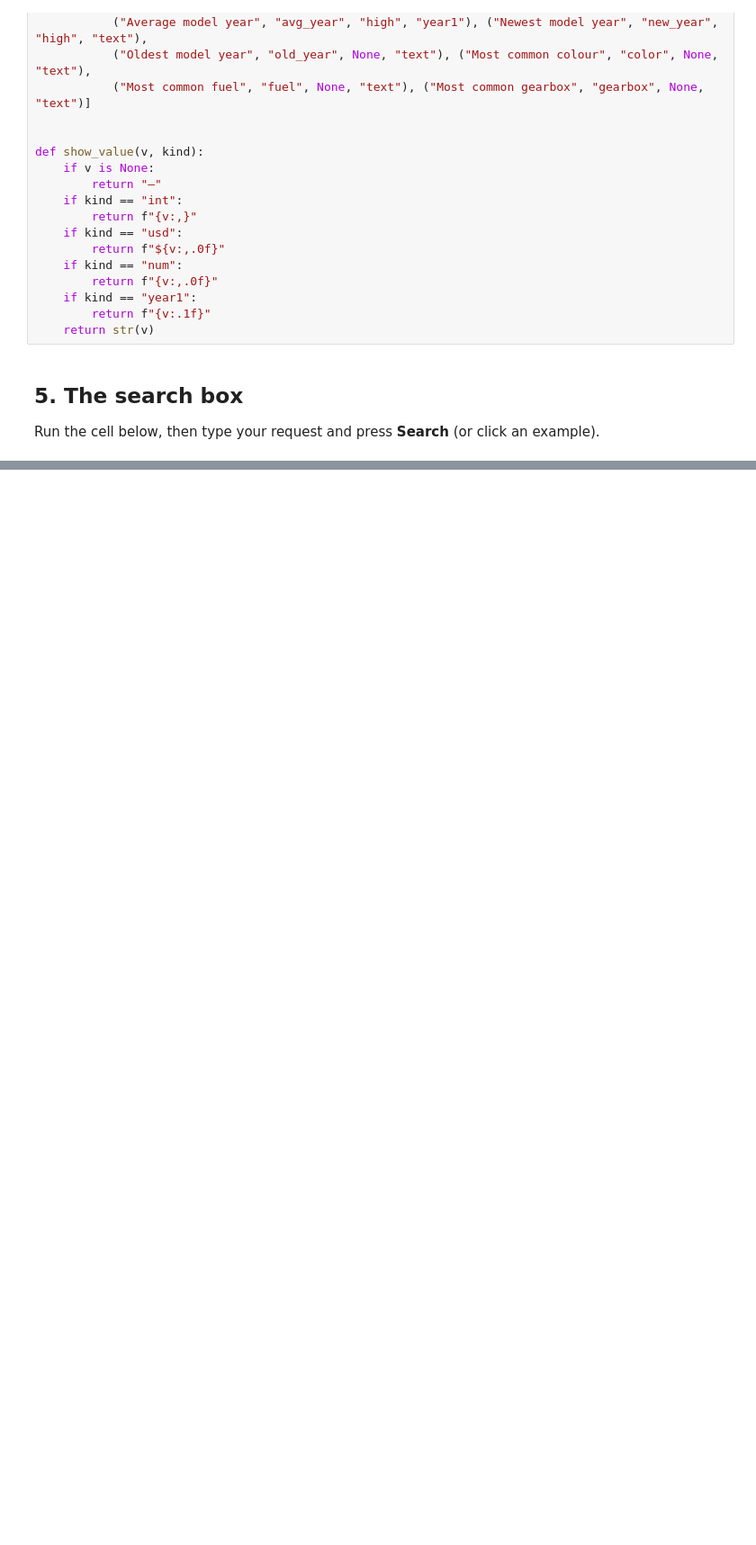
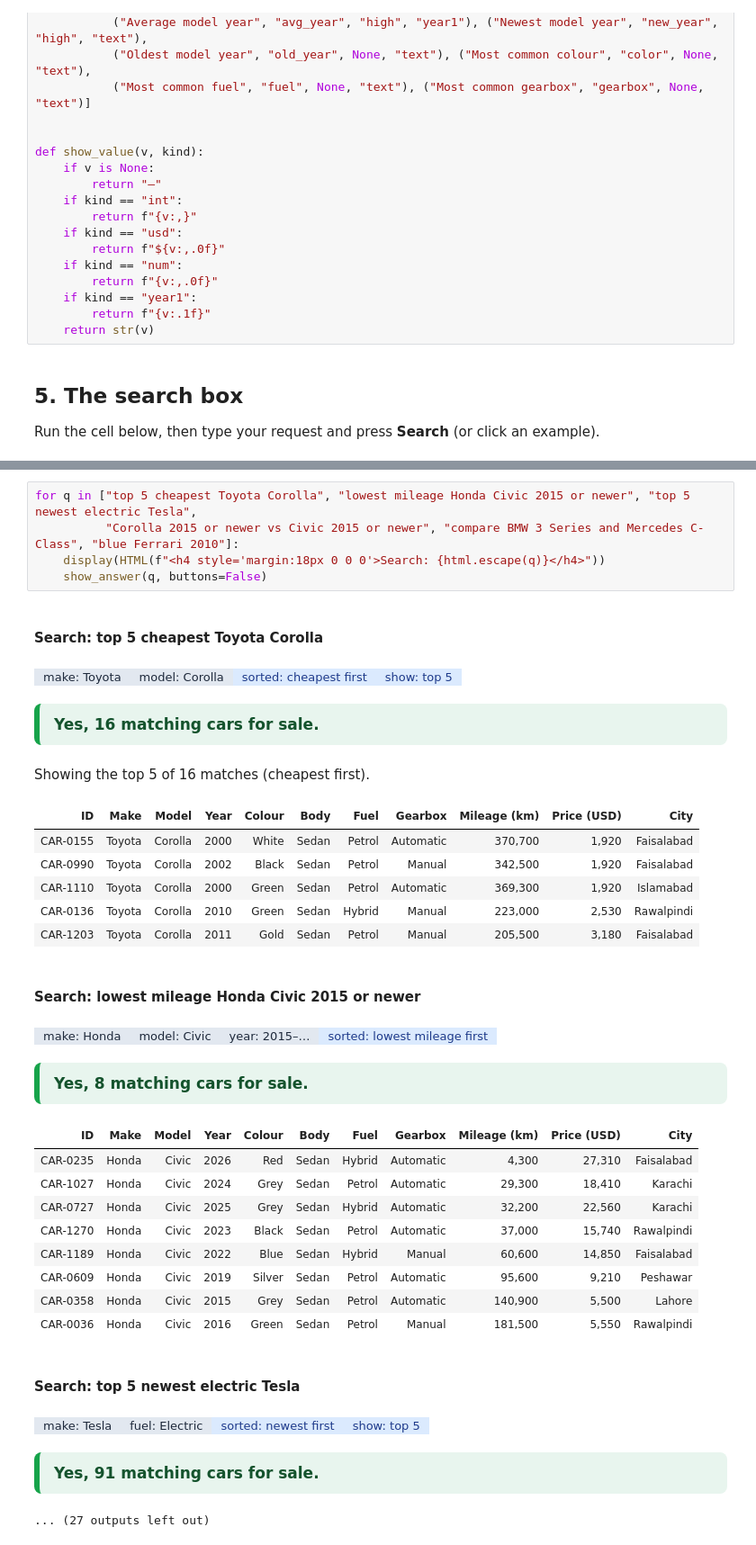
Before and after one commit to AbdullahZahoor00/car-finder-compare, a Jupyter notebook: car_finder_compare_colab.ipynb, the cells around one changed output, grey strips where cells are left out. Shown at 90% size. Drawn from its saved outputs; the diff is of its cells as text; blank space fills up the shorter version.

```diff
--- a/car_finder_compare_colab.ipynb
+++ b/car_finder_compare_colab.ipynb
@@ -682 +713,33 @@ display(out)
+# %%
+for q in ["top 5 cheapest Toyota Corolla", "lowest mileage Honda Civic 2015 or newer", "top 5 newest electric Tesla",
+          "Corolla 2015 or newer vs Civic 2015 or newer", "compare BMW 3 Series and Mercedes C-Class", "blue Ferrari 2010"]:
+    display(HTML(f"<h4 style='margin:18px 0 0 0'>Search: {html.escape(q)}</h4>"))
+    show_answer(q, buttons=False)
+# %% [output]
+Search: top 5 cheapest Toyota Corolla
+make: Toyotamodel: Corollasorted: cheapest firstshow: top 5
+Yes, 16 matching cars for sale.
+Showing the top 5 of 16 matches (cheapest first).
+| ID | Make | Model | Year | Colour | Body | Fuel | Gearbox | Mileage (km) | Price (USD) | City |
+| CAR-0155 | Toyota | Corolla | 2000 | White | Sedan | Petrol | Automatic | 370,700 | 1,920 | Faisalabad |
+| CAR-0990 | Toyota | Corolla | 2002 | Black | Sedan | Petrol | Manual | 342,500 | 1,920 | Faisalabad |
+| CAR-1110 | Toyota | Corolla | 2000 | Green | Sedan | Petrol | Automatic | 369,300 | 1,920 | Islamabad |
+| CAR-0136 | Toyota | Corolla | 2010 | Green | Sedan | Hybrid | Manual | 223,000 | 2,530 | Rawalpindi |
+| CAR-1203 | Toyota | Corolla | 2011 | Gold | Sedan | Petrol | Manual | 205,500 | 3,180 | Faisalabad |
+Search: lowest mileage Honda Civic 2015 or newer
+make: Hondamodel: Civicyear: 2015–…sorted: lowest mileage first
+Yes, 8 matching cars for sale.
+| ID | Make | Model | Year | Colour | Body | Fuel | Gearbox | Mileage (km) | Price (USD) | City |
+| CAR-0235 | Honda | Civic | 2026 | Red | Sedan | Hybrid | Automatic | 4,300 | 27,310 | Faisalabad |
+| CAR-1027 | Honda | Civic | 2024 | Grey | Sedan | Petrol | Automatic | 29,300 | 18,410 | Karachi |
+| CAR-0727 | Honda | Civic | 2025 | Grey | Sedan | Hybrid | Automatic | 32,200 | 22,560 | Karachi |
+| CAR-1270 | Honda | Civic | 2023 | Black | Sedan | Petrol | Automatic | 37,000 | 15,740 | Rawalpindi |
+| CAR-1189 | Honda | Civic | 2022 | Blue | Sedan | Hybrid | Manual | 60,600 | 14,850 | Faisalabad |
+| CAR-0609 | Honda | Civic | 2019 | Silver | Sedan | Petrol | Automatic | 95,600 | 9,210 | Peshawar |
+| CAR-0358 | Honda | Civic | 2015 | Grey | Sedan | Petrol | Automatic | 140,900 | 5,500 | Lahore |
+| CAR-0036 | Honda | Civic | 2016 | Green | Sedan | Petrol | Manual | 181,500 | 5,550 | Rawalpindi |
+Search: top 5 newest electric Tesla
+make: Teslafuel: Electricsorted: newest firstshow: top 5
+Yes, 91 matching cars for sale.
+... (27 outputs left out)
 # %% [markdown]
```
Also changed, not shown: parts of 4 cells of this notebook, 1 other file.
